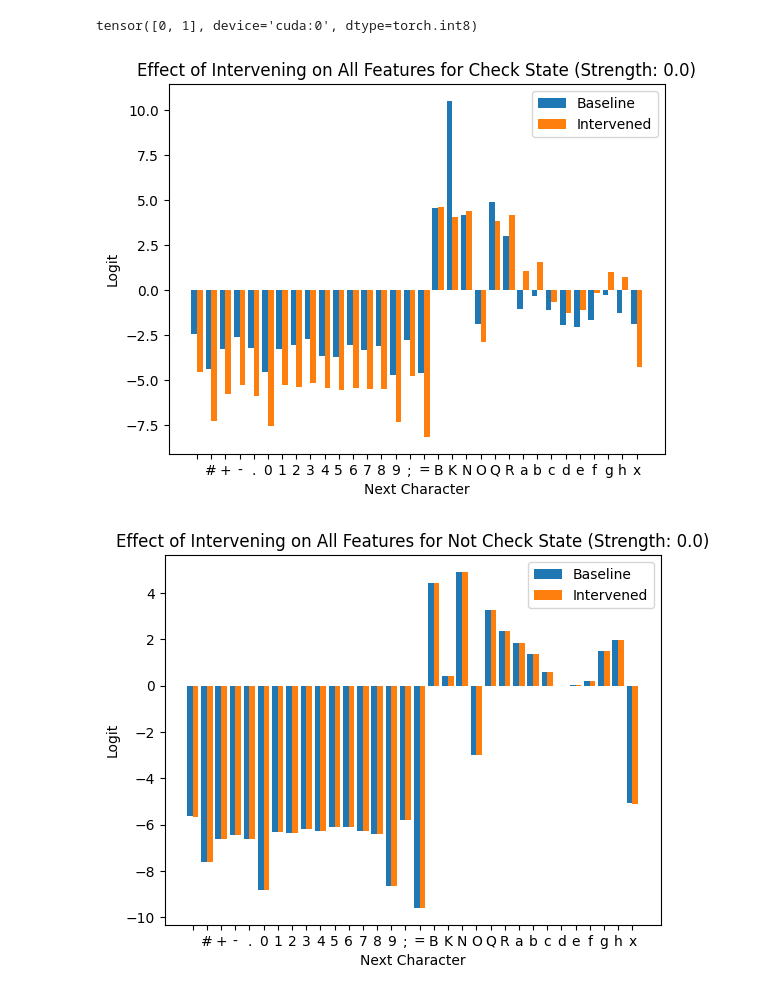
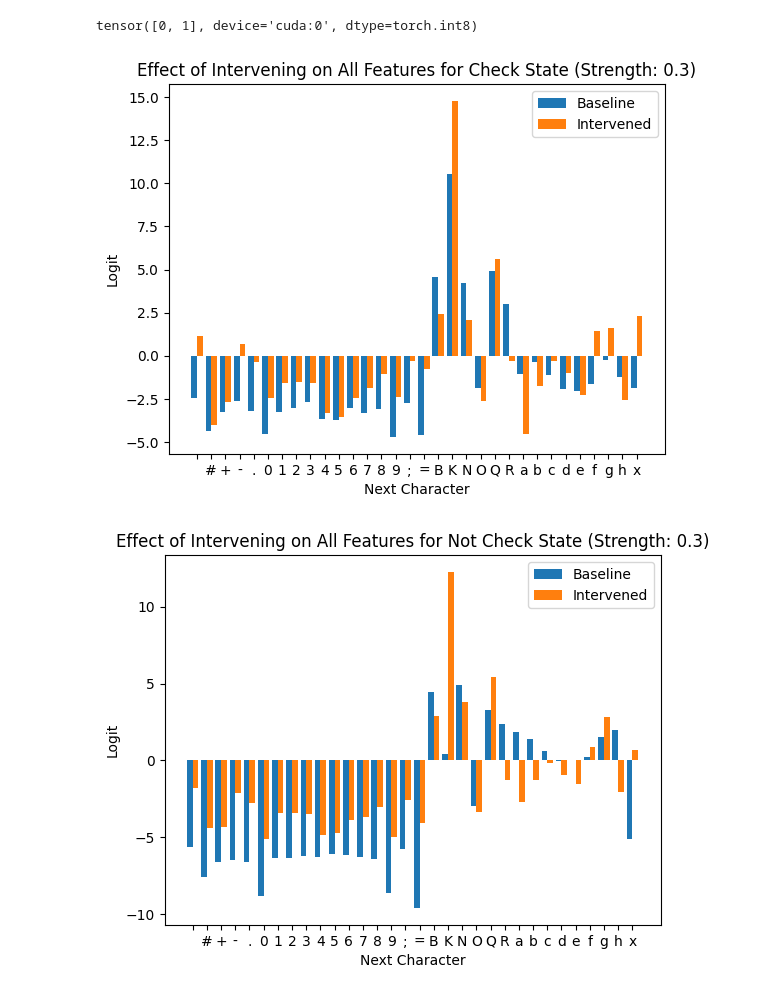
Before and after one commit to jkutaso/chessgpt_sae, a Jupyter notebook: hypothesis_testing_1.ipynb, the cells around one changed output. Cells and saved outputs as stored; diff of their text form; code cells hidden in the pictures.

```diff
--- a/hypothesis_testing_1.ipynb
+++ b/hypothesis_testing_1.ipynb
@@ -189,42 +189,44 @@ def get_intervened_logits(feature_list, strength):
 
     return averaged_intervened_logits_check, averaged_intervened_logits_not_check
 # %%
-example_strength = 0.0
+example_strength = 0.3
 averaged_baseline_logits_check, averaged_baseline_logits_not_check = get_baseline_logits()
 averaged_intervened_logits_check, averaged_intervened_logits_not_check = get_intervened_logits(features_for_check_state, example_strength)
 averaged_diff_logits_check = averaged_intervened_logits_check - averaged_baseline_logits_check
 averaged_diff_logits_not_check = averaged_intervened_logits_not_check - averaged_baseline_logits_not_check
 X = [meta['itos'][i] for i in range(len(averaged_baseline_logits_check.cpu().numpy()))]
 y = averaged_baseline_logits_check.cpu().numpy()
 z = averaged_intervened_logits_check.cpu().numpy()
 X_axis = np.arange(len(X))
 
 plt.bar(X_axis - 0.2, y, 0.4, label = 'Baseline')
 plt.bar(X_axis + 0.2, z, 0.4, label = 'Intervened')
 
 plt.xticks(X_axis, X)
 plt.xlabel("Next Character")
 plt.ylabel("Logit")
 plt.title(f"Effect of Intervening on All Features for Check State (Strength: {example_strength})")
 plt.legend()
+plt.savefig(f'plots/bar_chart_intervention_check_{example_strength}.png')
 plt.show()
 
 y = averaged_baseline_logits_not_check.cpu().numpy()
 z = averaged_intervened_logits_not_check.cpu().numpy()
 X_axis = np.arange(len(X))
 
 plt.bar(X_axis - 0.2, y, 0.4, label = 'Baseline')
 plt.bar(X_axis + 0.2, z, 0.4, label = 'Intervened')
 
 plt.xticks(X_axis, X)
 plt.xlabel("Next Character")
 plt.ylabel("Logit")
 plt.title(f"Effect of Intervening on All Features for Not Check State (Strength: {example_strength})")
 plt.legend()
+plt.savefig(f'plots/bar_chart_intervention_not_check_{example_strength}.png')
 plt.show()
 # %% [output]
-[figure, old version]
+[figure, new version]
-[figure, old version]
+[figure, new version]
 # %%
 # Let's try to sweep over different strengths and perhaps separate out different features
 intervened_dict_path = 'data/averaged_intervened_logits_dict.pt'
```
Also changed, not shown: parts of 6 cells of this notebook.
